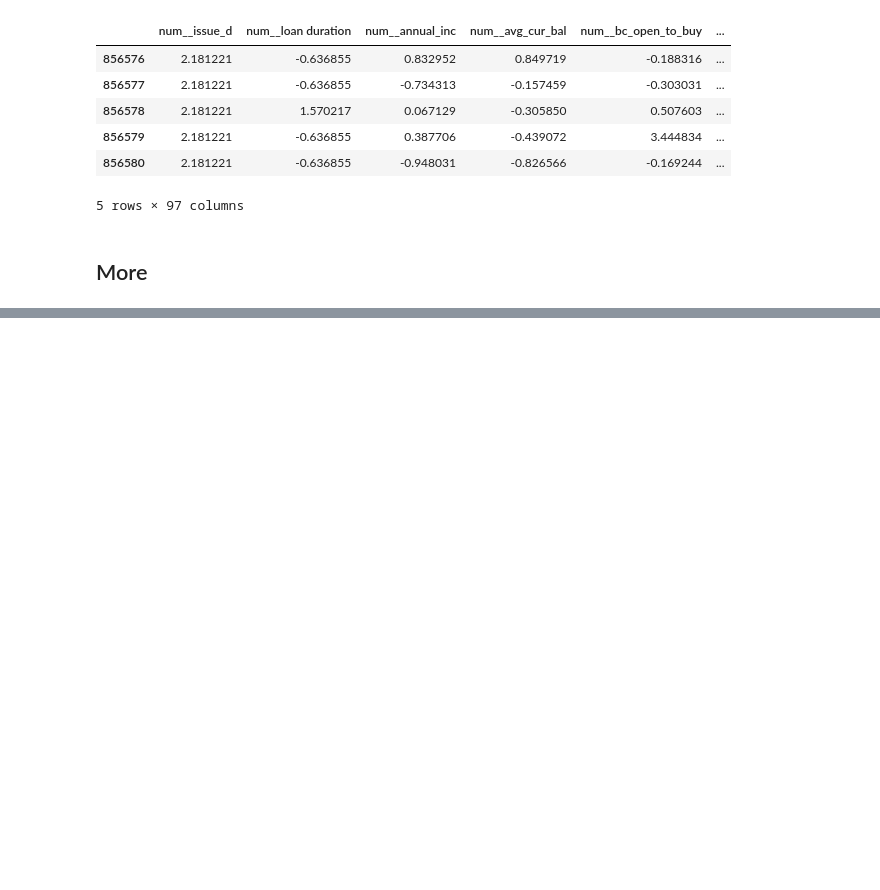
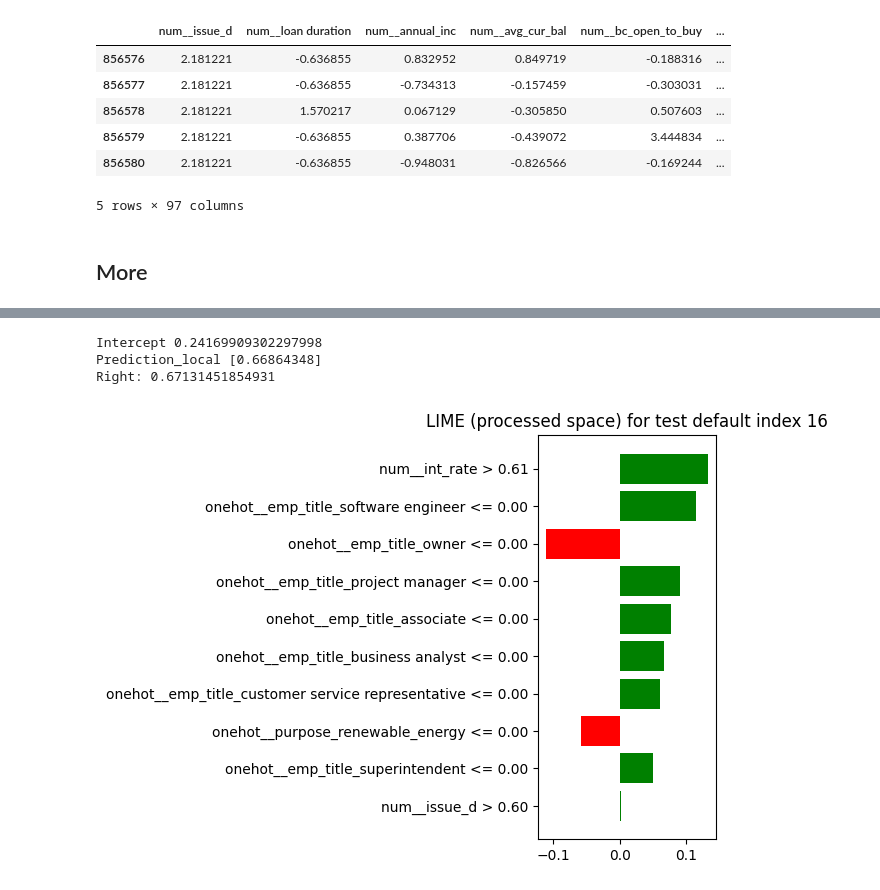
Before and after one commit to DENGDixin/isaf-g2, a Jupyter notebook: project.ipynb, the cells around one changed output, grey strips where cells are left out. Drawn from its saved outputs; the diff is of its cells as text; code cells hidden in the pictures; blank space fills up the shorter version.

```diff
--- a/project.ipynb
+++ b/project.ipynb
@@ -516,0 +584,16 @@ X_to_explain.head()
+# %%
+# default instance
+exp_rp = explainer_proc.explain_instance(
+    data_row=X_test_proc[ri_idx],
+    predict_fn=predict_proba_on_processed,
+    num_features=10,
+    num_samples=5000
+)
+fig = exp_rp.as_pyplot_figure()
+plt.title(f"LIME (processed space) for test default index {ri_idx}")
+plt.tight_layout(); plt.show()
+# %% [output]
+Intercept 0.24169909302297998
+Prediction_local [0.66864348]
+Right: 0.67131451854931
+[figure, added]
```
Also changed, not shown: parts of 30 cells of this notebook.
